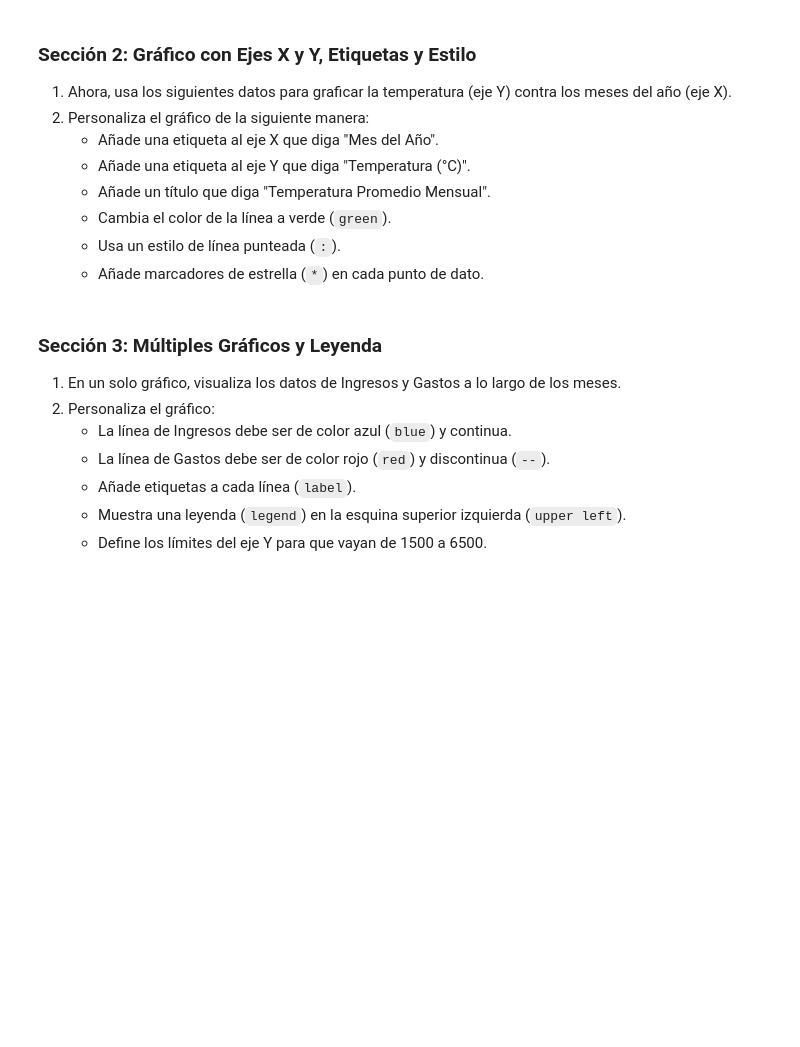
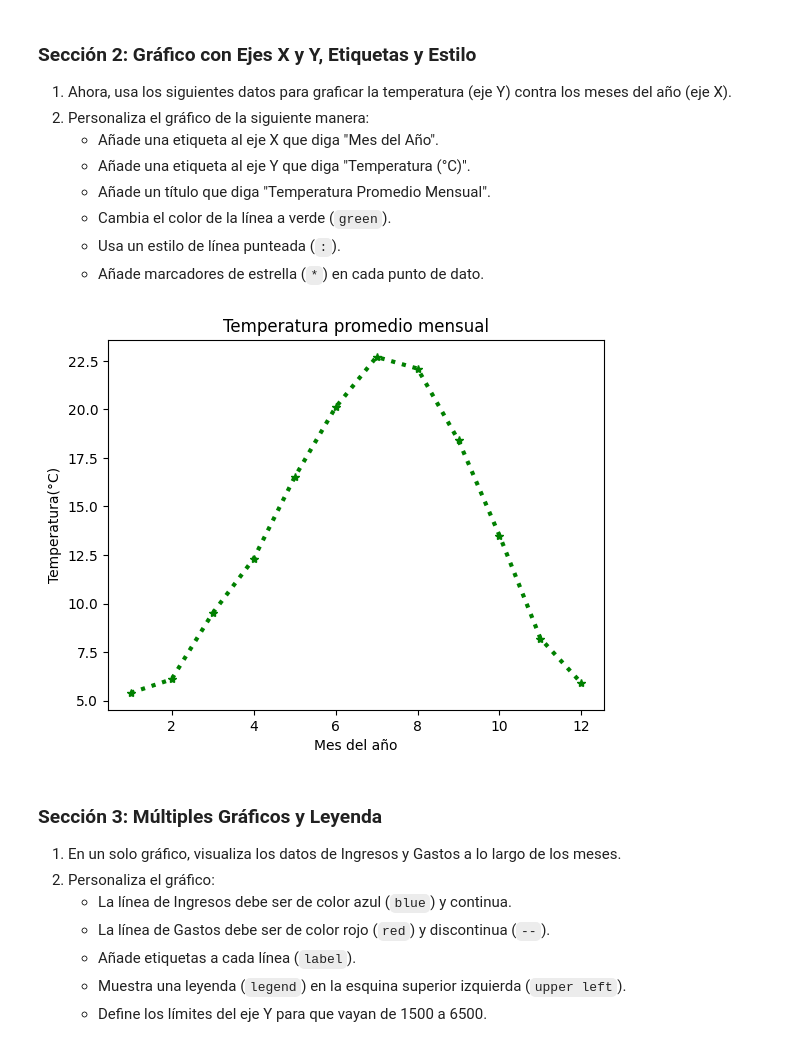
Before and after one commit to xisaach03/Practica_Numpy_1-, a Jupyter notebook: Numpy_Matplotlib_Exercises_Students.ipynb, the cells around one changed output. Cells and saved outputs as stored; diff of their text form; code cells hidden in the pictures; blank space fills up the shorter version.

```diff
--- a/Numpy_Matplotlib_Exercises_Students.ipynb
+++ b/Numpy_Matplotlib_Exercises_Students.ipynb
@@ -46,8 +66,15 @@ ventas_mensuales = [150, 175, 201, 198, 240, 265, 290, 310, 299, 340, 370, 405]
 # %%
 meses = np.arange(1, 13)
 temperaturas = [5.4, 6.1, 9.5, 12.3, 16.5, 20.1, 22.7, 22.1, 18.4, 13.5, 8.2, 5.9]
 
-# Espacio para tu respuesta de la Sección 2
+# Espacio para tu respuesta de la Sección
+plt.plot(meses,temperaturas, color='green', linestyle=':',linewidth=3,marker="*",alpha=1)
+plt.xlabel('Mes del año')
+plt.ylabel('Temperatura(°C)')
+plt.title("Temperatura promedio mensual")
+plt.show()
+# %% [output]
+[figure, added]
 # %% [markdown]
 ### Sección 3: Múltiples Gráficos y Leyenda
 
```
Also changed, not shown: parts of 10 cells of this notebook.
